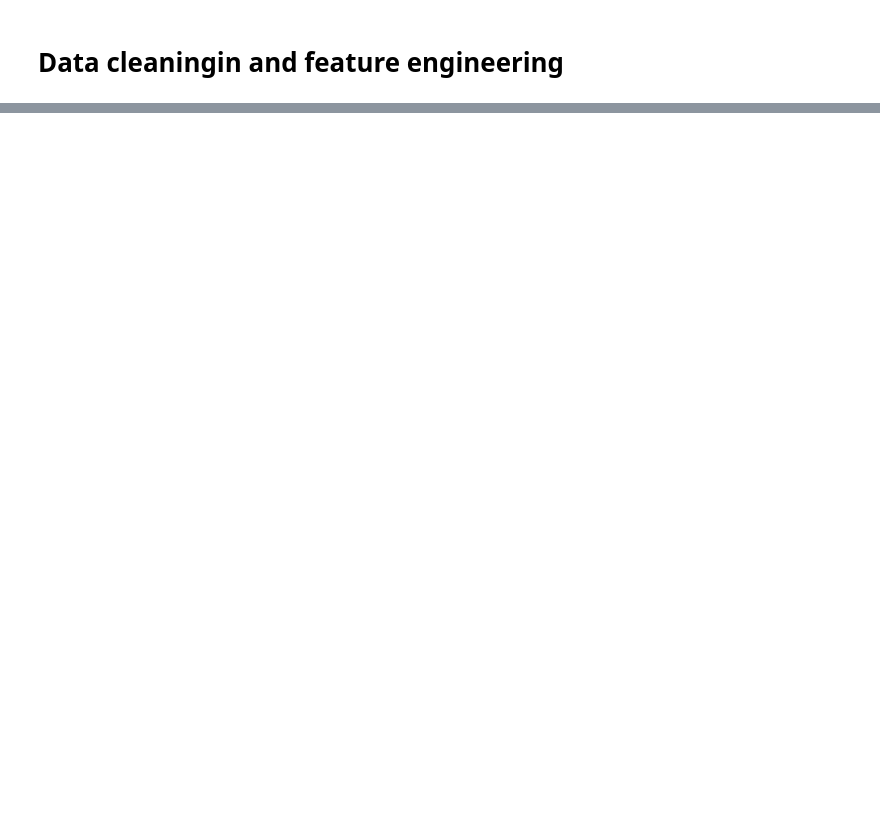
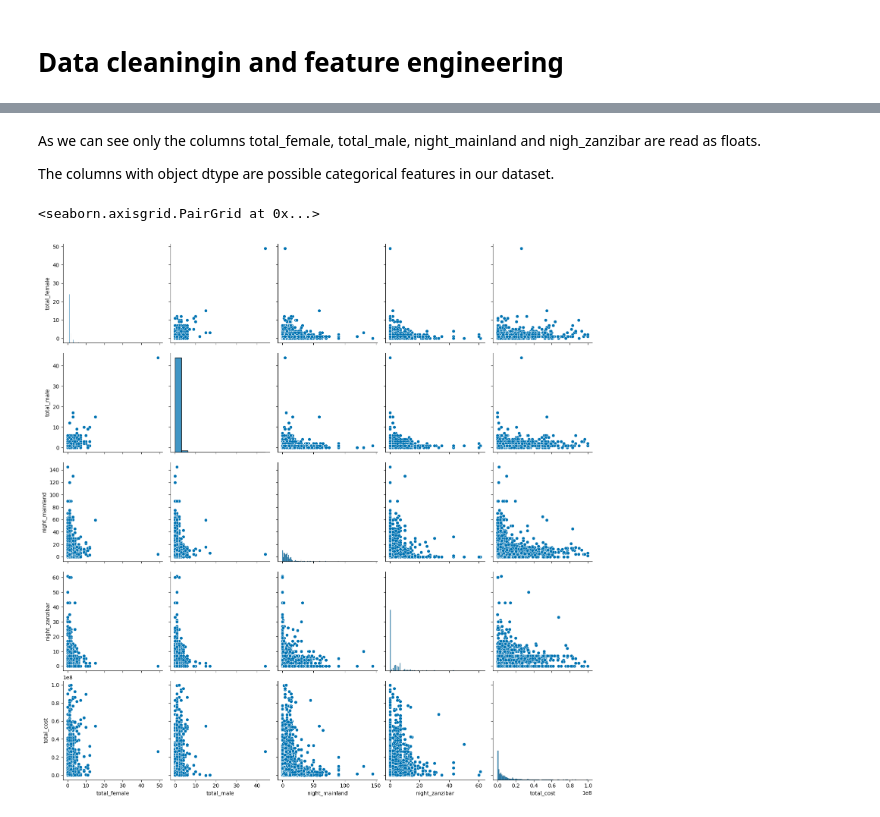
Before and after one commit to yaseminerguezel/tanzania-tourism-expenditure-model, a Jupyter notebook: data-cleaning.ipynb, the cells around one changed output, grey strips where cells are left out. Drawn from its saved outputs; the diff is of its cells as text; code cells hidden in the pictures; blank space fills up the shorter version.

```diff
--- a/data-cleaning.ipynb
+++ b/data-cleaning.ipynb
@@ -141,0 +83,11 @@ data_all9.head(20)
+# %% [markdown]
+As we can see only the columns total_female, total_male, night_mainland and nigh_zanzibar are read as floats.
+
+The columns with object dtype are possible categorical features in our dataset.
+# %%
+# Visualize the data using scatter plot and histogram
+sns.set_palette('colorblind')
+sns.pairplot(data=df, height=3)
+# %% [output]
+<seaborn.axisgrid.PairGrid at 0x...>
+[figure, added]
```
Also changed, not shown: parts of 124 cells of this notebook.
